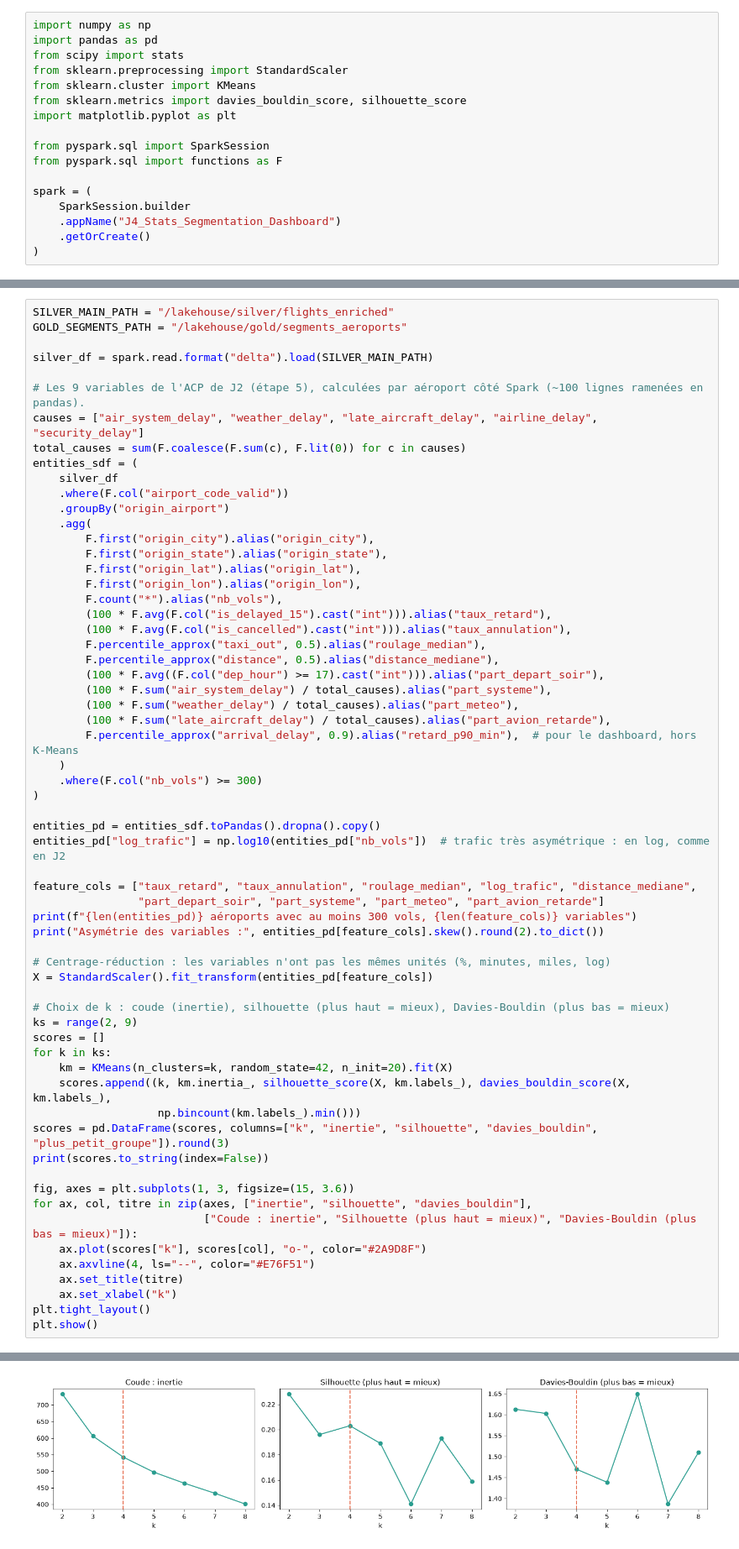
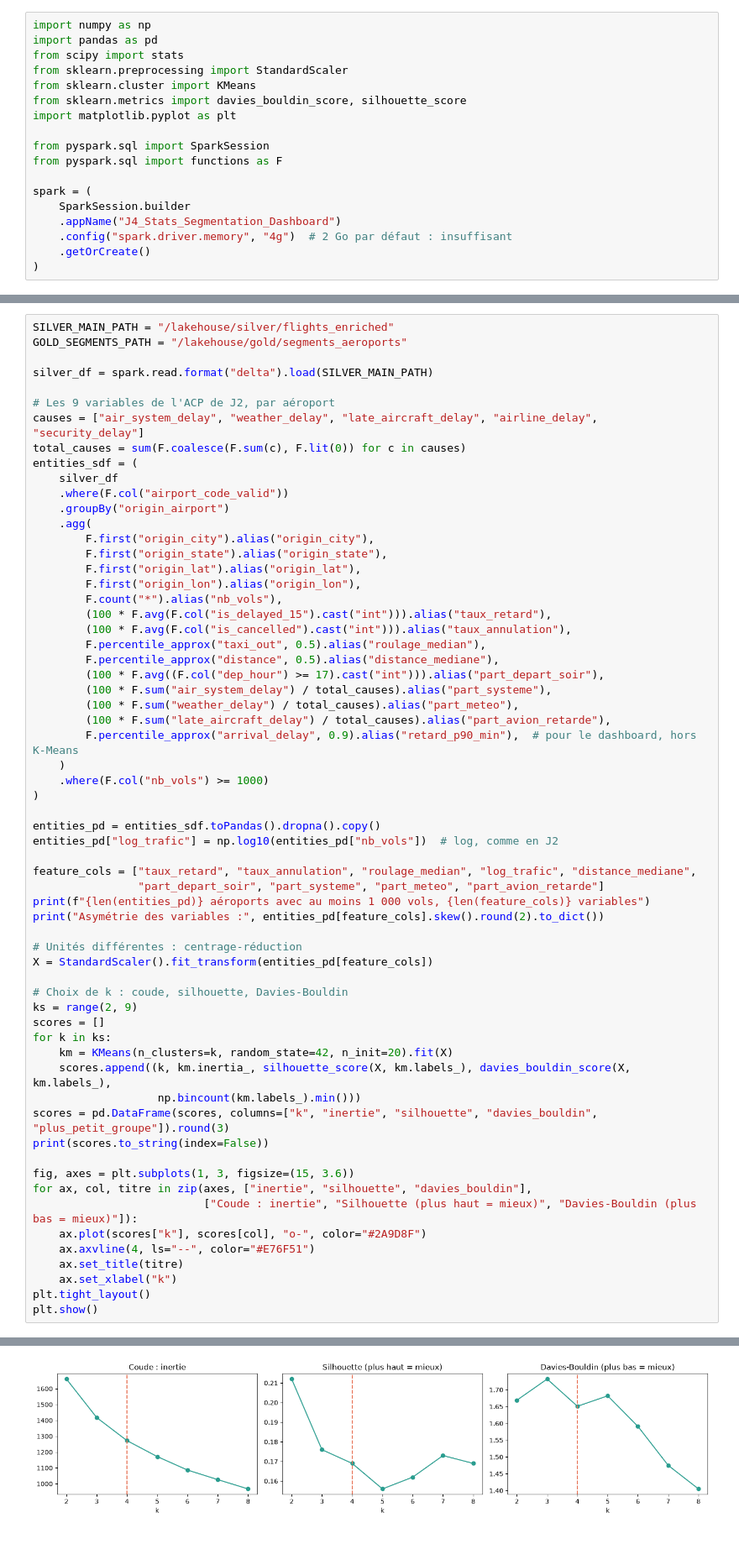
Before and after one commit to 104MJ/TP-datalake, a Jupyter notebook: notebooks/J4_Stats_Segmentation_Dashboard.ipynb, the cells around one changed output, grey strips where cells are left out. Shown at 84% size. Drawn from its saved outputs; the diff is of its cells as text.

```diff
--- a/notebooks/J4_Stats_Segmentation_Dashboard.ipynb
+++ b/notebooks/J4_Stats_Segmentation_Dashboard.ipynb
@@ -20,6 +20,7 @@ from pyspark.sql import functions as F
 spark = (
     SparkSession.builder
     .appName("J4_Stats_Segmentation_Dashboard")
+    .config("spark.driver.memory", "4g")  # 2 Go par défaut : insuffisant
     .getOrCreate()
 )
 # %% [output]
@@ -302,7 +304,7 @@ GOLD_SEGMENTS_PATH = "/lakehouse/gold/segments_aeroports"
 
 silver_df = spark.read.format("delta").load(SILVER_MAIN_PATH)
 
-# Les 9 variables de l'ACP de J2 (étape 5), calculées par aéroport côté Spark (~100 lignes ramenées en pandas).
+# Les 9 variables de l'ACP de J2, par aéroport
 causes = ["air_system_delay", "weather_delay", "late_aircraft_delay", "airline_delay", "security_delay"]
 total_causes = sum(F.coalesce(F.sum(c), F.lit(0)) for c in causes)
 entities_sdf = (
@@ -325,21 +327,21 @@ entities_sdf = (
         (100 * F.sum("late_aircraft_delay") / total_causes).alias("part_avion_retarde"),
         F.percentile_approx("arrival_delay", 0.9).alias("retard_p90_min"),  # pour le dashboard, hors K-Means
     )
-    .where(F.col("nb_vols") >= 300)
+    .where(F.col("nb_vols") >= 1000)
 )
 
 entities_pd = entities_sdf.toPandas().dropna().copy()
-entities_pd["log_trafic"] = np.log10(entities_pd["nb_vols"])  # trafic très asymétrique : en log, comme en J2
+entities_pd["log_trafic"] = np.log10(entities_pd["nb_vols"])  # log, comme en J2
 
 feature_cols = ["taux_retard", "taux_annulation", "roulage_median", "log_trafic", "distance_mediane",
                 "part_depart_soir", "part_systeme", "part_meteo", "part_avion_retarde"]
-print(f"{len(entities_pd)} aéroports avec au moins 300 vols, {len(feature_cols)} variables")
+print(f"{len(entities_pd)} aéroports avec au moins 1 000 vols, {len(feature_cols)} variables")
 print("Asymétrie des variables :", entities_pd[feature_cols].skew().round(2).to_dict())
 
-# Centrage-réduction : les variables n'ont pas les mêmes unités (%, minutes, miles, log)
+# Unités différentes : centrage-réduction
 X = StandardScaler().fit_transform(entities_pd[feature_cols])
 
-# Choix de k : coude (inertie), silhouette (plus haut = mieux), Davies-Bouldin (plus bas = mieux)
+# Choix de k : coude, silhouette, Davies-Bouldin
 ks = range(2, 9)
 scores = []
 for k in ks:
@@ -372,4 +374,4 @@ Asymétrie des variables : {'taux_retard': -0.06, 'taux_annulation': 0.92, 'roul
-[figure, old version]
+[figure, new version]
 # %% [markdown]
 **Choix de k**
 
```
Also changed, not shown: parts of 12 cells of this notebook, 2 other files.
